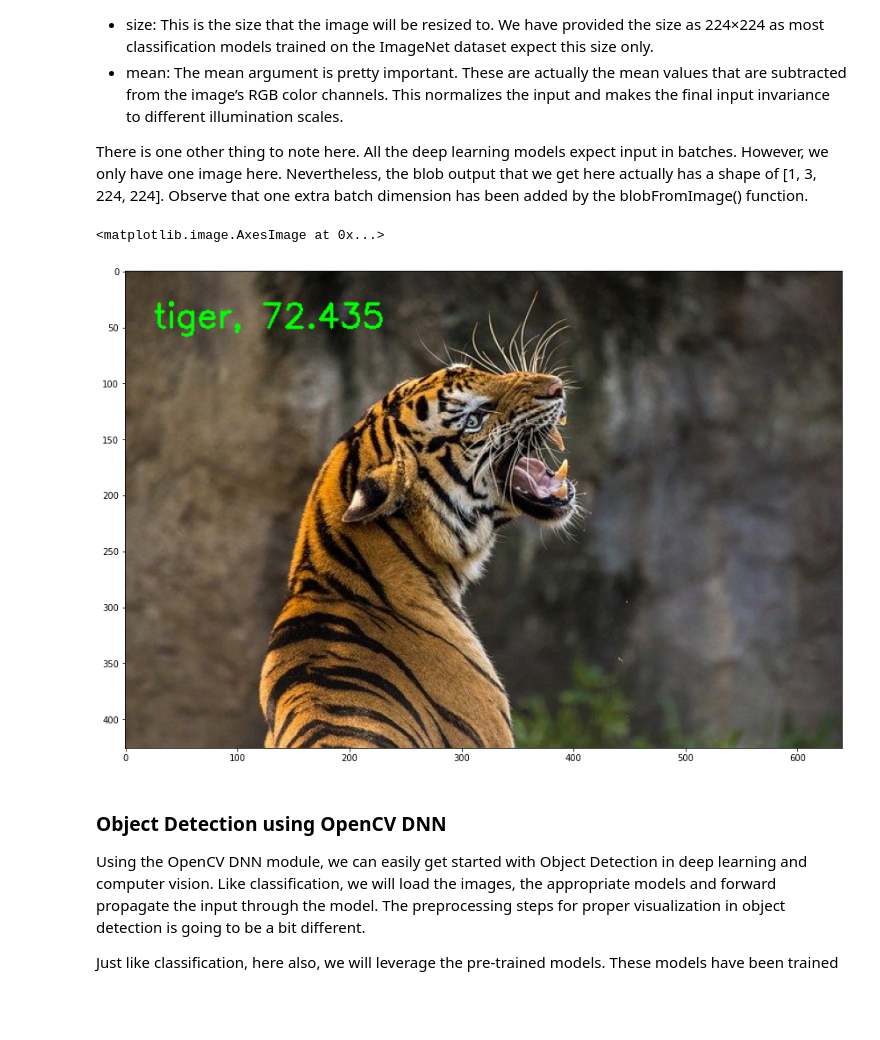
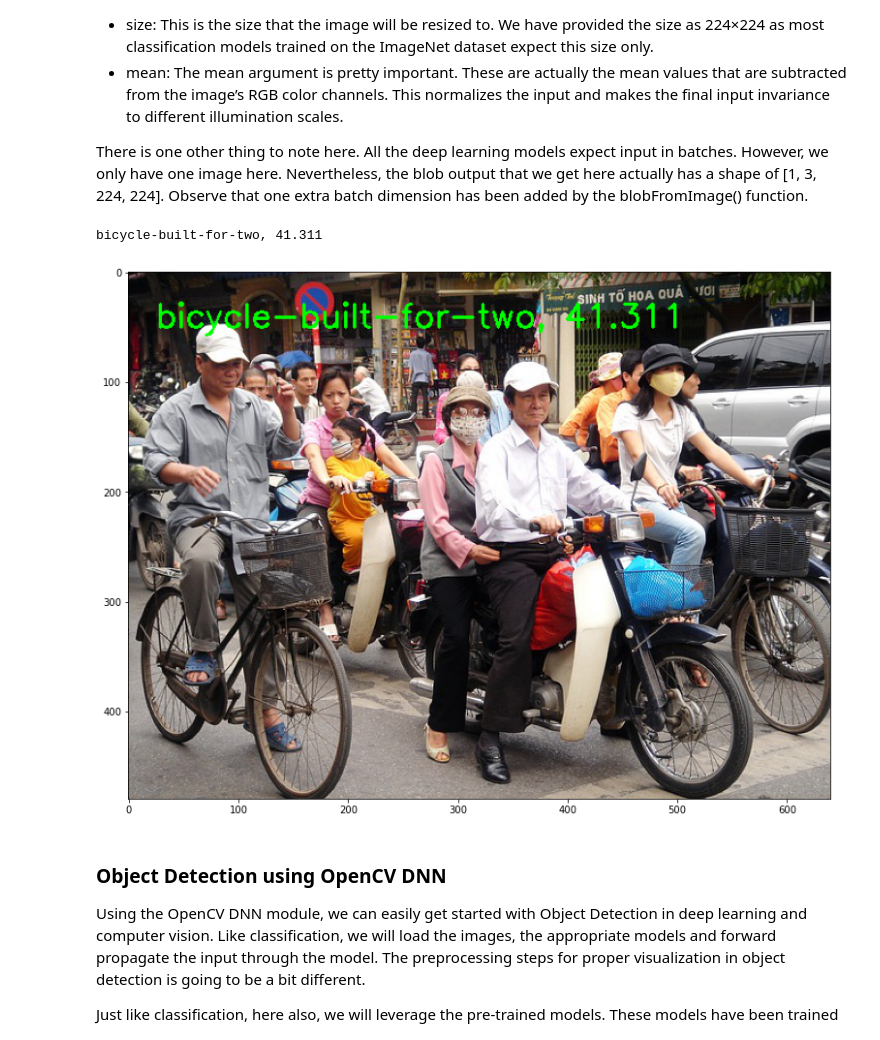
Before and after one commit to octavio-navarro/Computer-Vision, a Jupyter notebook: Notebooks/15. DNN.ipynb, the cells around one changed output. Saved outputs shown, nothing was run; the diff lists cells and outputs as text; code cells hidden in the pictures; blank space fills up the shorter version.

```diff
--- a/Notebooks/15. DNN.ipynb
+++ b/Notebooks/15. DNN.ipynb
@@ -59,33 +59,34 @@ While reading the image, we assume that it is two directories previous to the cu
 
 There is one other thing to note here. All the deep learning models expect input in batches. However, we only have one image here. Nevertheless, the blob output that we get here actually has a shape of [1, 3, 224, 224]. Observe that one extra batch dimension has been added by the blobFromImage() function.
 # %%
-image = cv2.imread('images/tiger.jpg')
+image = cv2.imread('images/people_bikes.jpg')
 image = cv2.cvtColor(image, cv2.COLOR_BGR2RGB)
 
-blob = blob = cv2.dnn.blobFromImage(image=image, scalefactor=0.01, size=(224, 224), mean=(104, 117, 123))
+blob = cv2.dnn.blobFromImage(image=image, scalefactor=0.01, size=(224, 224), mean=(104, 117, 123))
 
 model.setInput(blob)
 
 outputs = model.forward()
 
 label_id = np.argmax(outputs)
 # convert the output scores to softmax probabilities
 probs = np.exp(outputs) / np.sum(np.exp(outputs))
 # get the final highest probability
 final_prob = np.max(probs) * 100.
 # map the max confidence to the class label names
 out_name = class_names[label_id]
 out_text = f"{out_name}, {final_prob:.3f}"
 
 image_copy = np.copy(image)
 # put the class name text on top of the image
 cv2.putText(image_copy, out_text, (25, 50), cv2.FONT_HERSHEY_SIMPLEX, 1, (0, 255, 0), 2)
 
 plt.figure(figsize=(20,10))
 plt.imshow(image_copy)
+print(out_text)
 # %% [output]
-<matplotlib.image.AxesImage at 0x...>
+bicycle-built-for-two, 41.311
-[figure, old version]
+[figure, new version]
 # %% [markdown]
 ### Object Detection using OpenCV DNN
 
```
Also changed, not shown: parts of 4 cells of this notebook, 11 other files.
